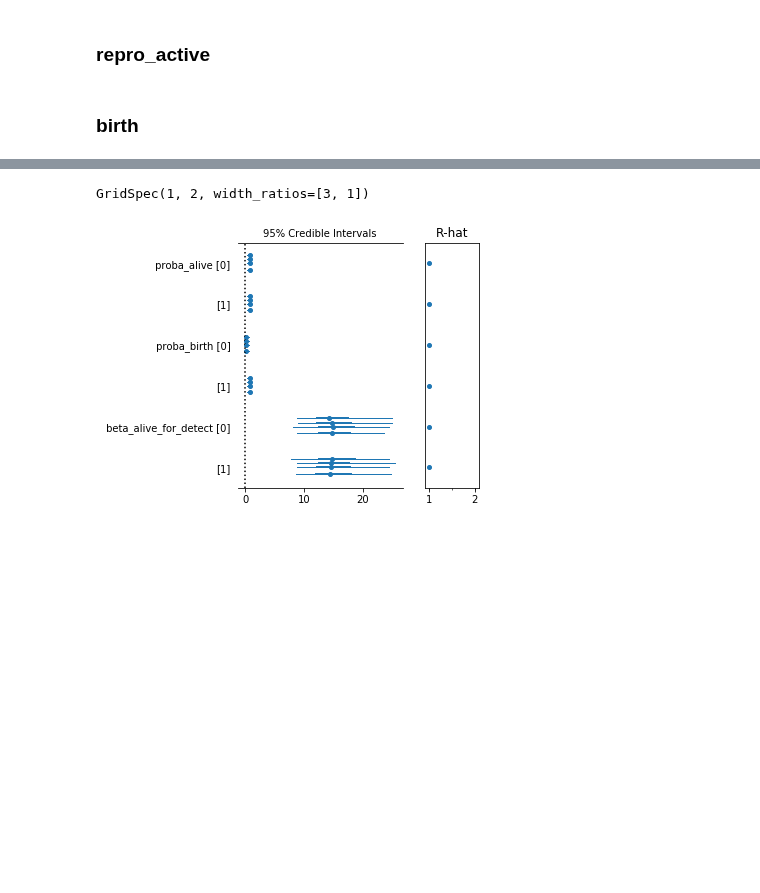
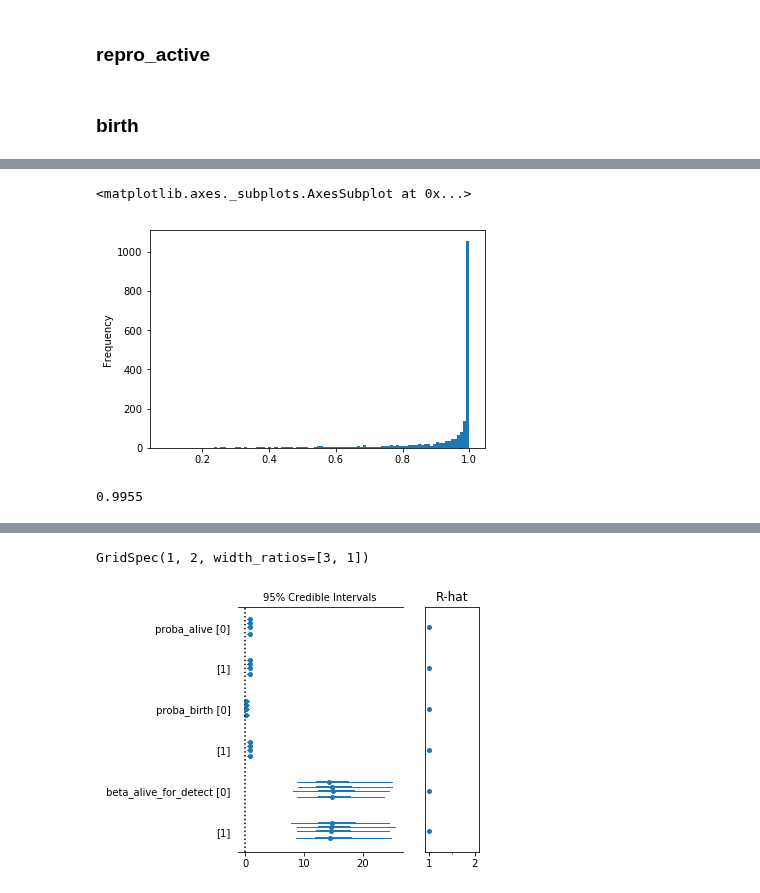
Before and after one commit to Edderic/mics-whales, a Jupyter notebook: mics-whales-new.ipynb, the cells around one changed output, grey strips where cells are left out. Saved outputs shown, nothing was run; the diff lists cells and outputs as text; code cells hidden in the pictures; blank space fills up the shorter version.

Commit message:
code for plotting betas

```diff
--- a/mics-whales-new.ipynb
+++ b/mics-whales-new.ipynb
@@ -958,7 +980,8 @@ def intro(year, obs, data, beta, beta_already_introduced, intro_last_year, alive
         'p': proba_intro
     }
 
-    if data.loc[years_prior_to(year, data.index)].sum() > 0 or data.loc[year] > 0:
+    observed = intro_observed(data, year)
+    if observed:
         intro_args['observed'] = 1
 
     return proba_intro, pm.Bernoulli(**intro_args)
@@ -998,6 +1021,10 @@ def birth(year, obs, repro_active, birth_last_year, beta, negative_alpha):
 
     if obs == 2:
         birth_args['observed'] = 1
+    elif obs == 1:
+        birth_args['observed'] = 0
+    # elif obs_last_year == 2:
+    #   birth_args['observed'] = 0
 
 
     return birth_args['p'], pm.Bernoulli(**birth_args)
@@ -1012,7 +1041,7 @@ def detect(year, obs, alive, intro, beta, negative_alpha):
         'p': p
     }
 
-    if obs == 1:
+    if obs >= 1:
         args['observed'] = 1
     else:
         args['observed'] = 0
@@ -1028,3 +1049,0 @@ dtype: int64
-# %%
-for i, obs in enumerate(observations) :
-    print(i, obs)
@@ -1186,0 +1222,27 @@ array([[<matplotlib.axes._subplots.AxesSubplot object at 0x...>,
+# %%
+pd.Series(
+    proba_alive(
+        beta=trace['beta_alive'][:,0],
+        age_gt_than_0=1,
+        alive_last_year=1,
+        age_is_0=0,
+        negative_alpha=trace['negative_alpha']
+    )
+).plot.hist(bins=100)
+# %% [output]
+<matplotlib.axes._subplots.AxesSubplot at 0x...>
+[figure, added]
+# %%
+(
+    pd.Series(
+        proba_alive(
+            beta=trace['beta_alive'][:,2],
+            age_gt_than_0=1,
+            alive_last_year=1,
+            age_is_0=0,
+            negative_alpha=trace['negative_alpha']
+        )
+    ) > 0.2
+).mean()
+# %% [output]
+0.9955
```
Also changed, not shown: parts of 20 cells of this notebook.
